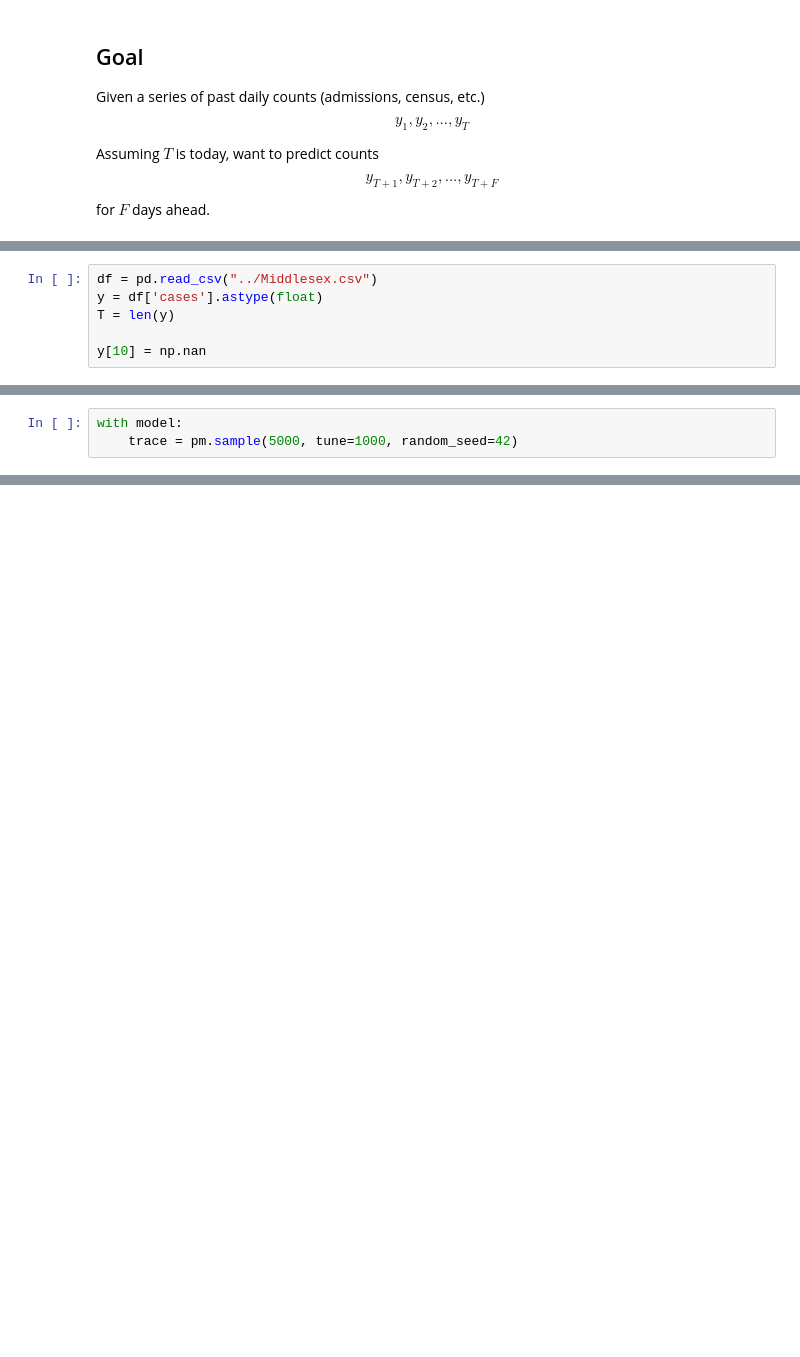
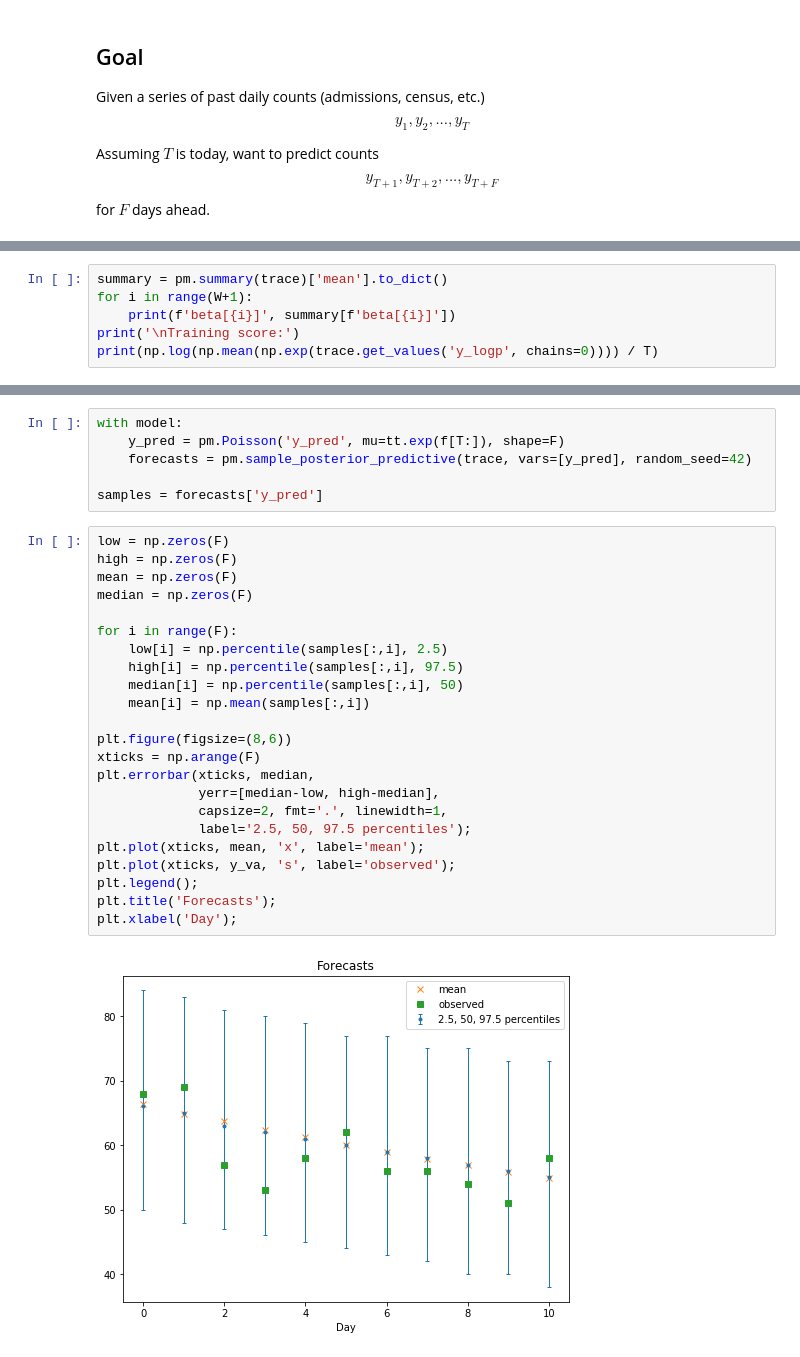
Before and after one commit to tufts-ml/covid19-forecasting, a Jupyter notebook: baseline-predictions/notebooks/AR_model.ipynb, the cells around one changed output, grey strips where cells are left out. Drawn from its saved outputs; the diff is of its cells as text; blank space fills up the shorter version.

Commit message:
update model notebooks

```diff
--- a/baseline-predictions/notebooks/AR_model.ipynb
+++ b/baseline-predictions/notebooks/AR_model.ipynb
@@ -166,0 +179,6 @@ NUTS: [alpha, f, beta[4], beta[3], beta[2], beta[1], beta[0]]
+# %%
+summary = pm.summary(trace)['mean'].to_dict()
+for i in range(W+1):
+    print(f'beta[{i}]', summary[f'beta[{i}]'])
+print('\nTraining score:')
+print(np.log(np.mean(np.exp(trace.get_values('y_logp', chains=0)))) / T)
@@ -197,6 +200,0 @@ If we replace one of our observed counts with NaN, PyMC3 will automatically impu
-# %%
-df = pd.read_csv("../Middlesex.csv")
-y = df['cases'].astype(float)
-T = len(y)
-
-y[10] = np.nan
@@ -218,3 +200,0 @@ with pm.Model() as model:
-# %%
-with model:
-    trace = pm.sample(5000, tune=1000, random_seed=42)
@@ -230,0 +217,31 @@ pm.traceplot(trace, var_names='y_past_missing', lines=(('y_past_missing',{},75),
+# %%
+with model:
+    y_pred = pm.Poisson('y_pred', mu=tt.exp(f[T:]), shape=F)
+    forecasts = pm.sample_posterior_predictive(trace, vars=[y_pred], random_seed=42)
+
+samples = forecasts['y_pred']
+# %%
+low = np.zeros(F)
+high = np.zeros(F)
+mean = np.zeros(F)
+median = np.zeros(F)
+
+for i in range(F):
+    low[i] = np.percentile(samples[:,i], 2.5)
+    high[i] = np.percentile(samples[:,i], 97.5)
+    median[i] = np.percentile(samples[:,i], 50)
+    mean[i] = np.mean(samples[:,i])
+
+plt.figure(figsize=(8,6))
+xticks = np.arange(F)
+plt.errorbar(xticks, median,
+             yerr=[median-low, high-median],
+             capsize=2, fmt='.', linewidth=1,
+             label='2.5, 50, 97.5 percentiles');
+plt.plot(xticks, mean, 'x', label='mean');
+plt.plot(xticks, y_va, 's', label='observed');
+plt.legend();
+plt.title('Forecasts');
+plt.xlabel('Day');
+# %% [output]
+[figure, added]
```
Also changed, not shown: parts of 28 cells of this notebook, 2 other files.
